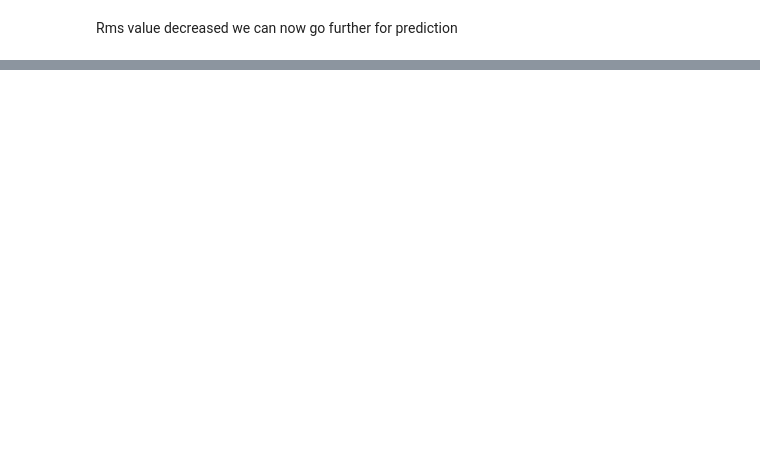
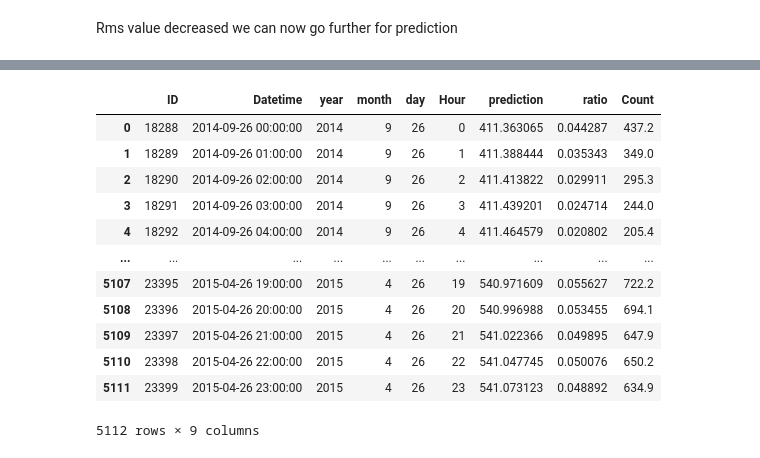
Before and after one commit to Pachinchin/Timeseries-Forecasting, a Jupyter notebook: Time_series.ipynb, the cells around one changed output, grey strips where cells are left out. Drawn from its saved outputs; the diff is of its cells as text; code cells hidden in the pictures; blank space fills up the shorter version.

Commit message:
Complete Holts linear model
Succesfully made prediction using the model

```diff
--- a/Time_series.ipynb
+++ b/Time_series.ipynb
@@ -319,0 +325,3 @@ Rms value decreased we can now go further for prediction
+# %%
+#save the prediction on a new column
+test['prediction'] = predict
@@ -319,0 +340,4 @@ Rms value decreased we can now go further for prediction
+# %%
+temp2 = pd.read_csv("Grouped.csv")
+# %%
+temp2 = temp2.drop('Hour.1',1)
@@ -319,0 +364,4 @@ Rms value decreased we can now go further for prediction
+# %%
+#predicting by merging merge  and the ratio
+prediction = pd.merge(test, temp2, on ='Hour', how ='left')
+prediction
@@ -319,0 +382,18 @@ Rms value decreased we can now go further for prediction
+# %%
+#convert ratio to the original scale
+prediction['Count'] = round((prediction['prediction']* prediction['ratio']*24),1)
+prediction
+# %% [output]
+|  | ID | Datetime | year | month | day | Hour | prediction | ratio | Count |
+| 0 | 18288 | 2014-09-26 00:00:00 | 2014 | 9 | 26 | 0 | 411.363065 | 0.044287 | 437.2 |
+| 1 | 18289 | 2014-09-26 01:00:00 | 2014 | 9 | 26 | 1 | 411.388444 | 0.035343 | 349.0 |
+| 2 | 18290 | 2014-09-26 02:00:00 | 2014 | 9 | 26 | 2 | 411.413822 | 0.029911 | 295.3 |
+| 3 | 18291 | 2014-09-26 03:00:00 | 2014 | 9 | 26 | 3 | 411.439201 | 0.024714 | 244.0 |
+| 4 | 18292 | 2014-09-26 04:00:00 | 2014 | 9 | 26 | 4 | 411.464579 | 0.020802 | 205.4 |
+| ... | ... | ... | ... | ... | ... | ... | ... | ... | ... |
+| 5107 | 23395 | 2015-04-26 19:00:00 | 2015 | 4 | 26 | 19 | 540.971609 | 0.055627 | 722.2 |
+| 5108 | 23396 | 2015-04-26 20:00:00 | 2015 | 4 | 26 | 20 | 540.996988 | 0.053455 | 694.1 |
+| 5109 | 23397 | 2015-04-26 21:00:00 | 2015 | 4 | 26 | 21 | 541.022366 | 0.049895 | 647.9 |
+| 5110 | 23398 | 2015-04-26 22:00:00 | 2015 | 4 | 26 | 22 | 541.047745 | 0.050076 | 650.2 |
+| 5111 | 23399 | 2015-04-26 23:00:00 | 2015 | 4 | 26 | 23 | 541.073123 | 0.048892 | 634.9 |
+5112 rows × 9 columns
```
Also changed, not shown: parts of 19 cells of this notebook, 3 other files.
